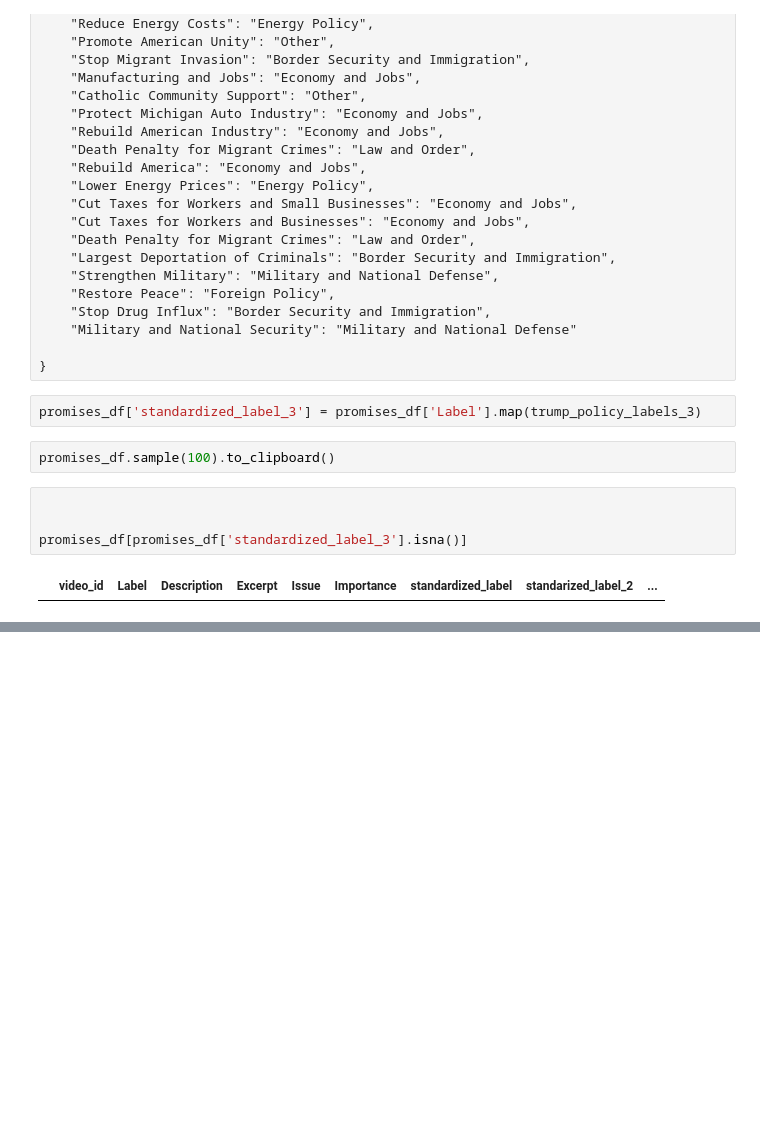
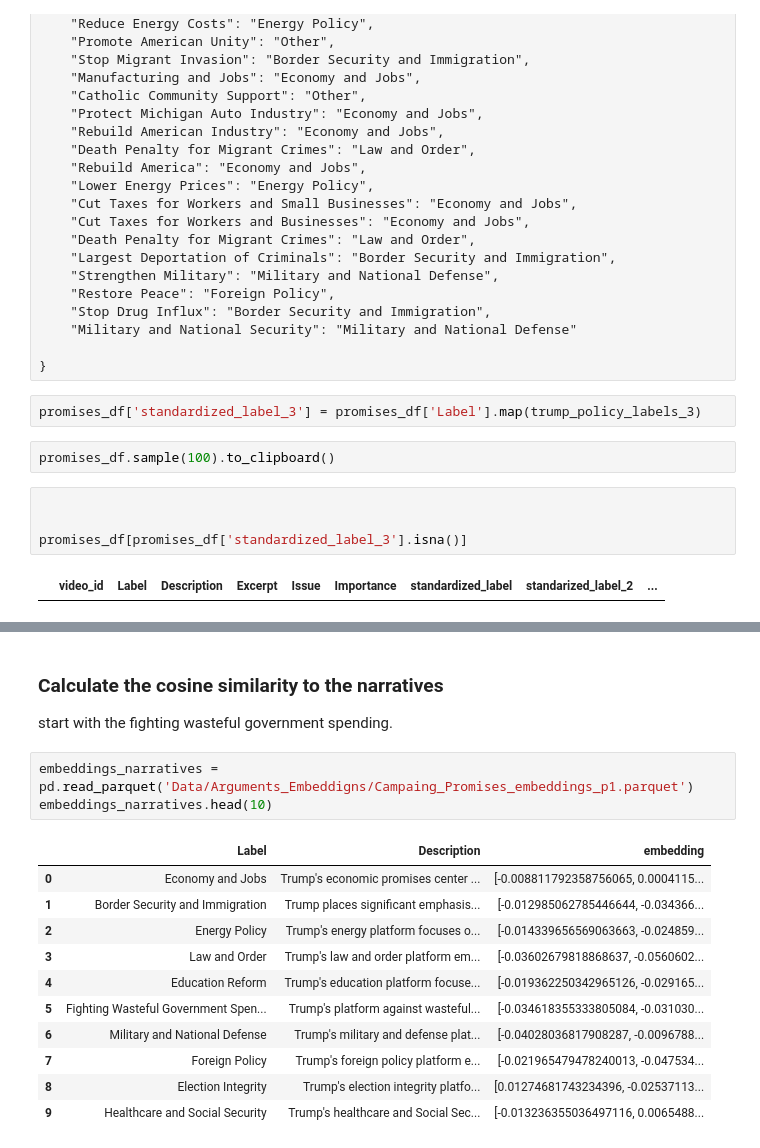
Before and after one commit to TimothyDorr95/TrumpCampaignPromises, a Jupyter notebook: Data_Getter.ipynb, the cells around one changed output, grey strips where cells are left out. Drawn from its saved outputs; the diff is of its cells as text; blank space fills up the shorter version.

```diff
--- a/Data_Getter.ipynb
+++ b/Data_Getter.ipynb
@@ -4321,0 +4383,18 @@ promises_df[promises_df['standardized_label_3'].isna()]
+# %% [markdown]
+### Calculate the cosine similarity to the narratives
+start with the fighting wasteful government spending.
+# %%
+embeddings_narratives = pd.read_parquet('Data/Arguments_Embeddigns/Campaing_Promises_embeddings_p1.parquet')
+embeddings_narratives.head(10)
+# %% [output]
+|  | Label | Description | embedding |
+| 0 | Economy and Jobs | Trump's economic promises center ... | [-0.008811792358756065, 0.0004115... |
+| 1 | Border Security and Immigration | Trump places significant emphasis... | [-0.012985062785446644, -0.034366... |
+| 2 | Energy Policy | Trump's energy platform focuses o... | [-0.014339656569063663, -0.024859... |
+| 3 | Law and Order | Trump's law and order platform em... | [-0.03602679818868637, -0.0560602... |
+| 4 | Education Reform | Trump's education platform focuse... | [-0.019362250342965126, -0.029165... |
+| 5 | Fighting Wasteful Government Spen... | Trump's platform against wasteful... | [-0.034618355333805084, -0.031030... |
+| 6 | Military and National Defense | Trump's military and defense plat... | [-0.04028036817908287, -0.0096788... |
+| 7 | Foreign Policy | Trump's foreign policy platform e... | [-0.021965479478240013, -0.047534... |
+| 8 | Election Integrity | Trump's election integrity platfo... | [0.01274681743234396, -0.02537113... |
+| 9 | Healthcare and Social Security | Trump's healthcare and Social Sec... | [-0.013236355036497116, 0.0065488... |
```
Also changed, not shown: parts of 11 cells of this notebook, 1 other file.
